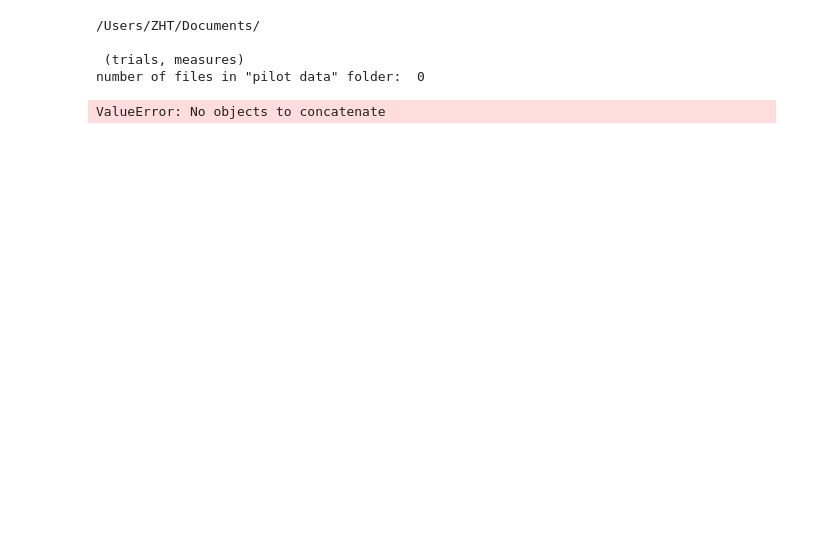
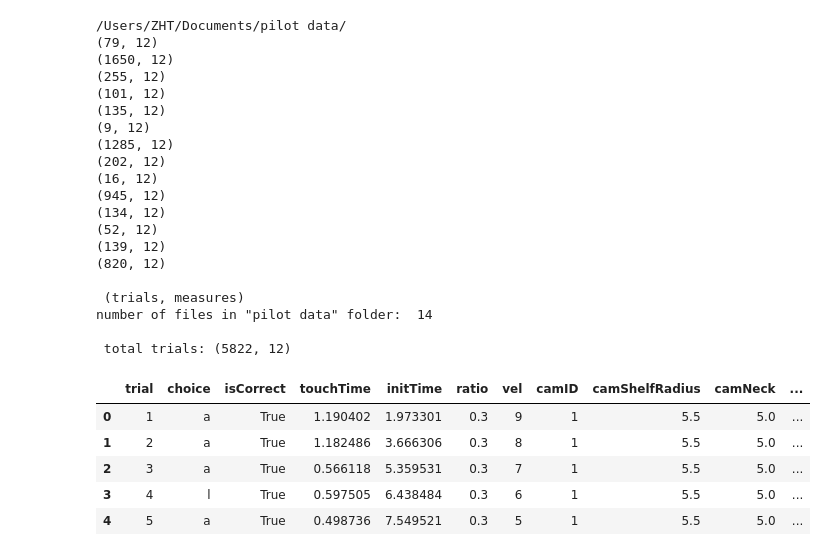
Before and after one commit to ZHTis/count, a Jupyter notebook: datajohn/datajohn.ipynb, the cells around one changed output. Saved outputs shown, nothing was run; the diff lists cells and outputs as text; code cells hidden in the pictures; blank space fills up the shorter version.

```diff
--- a/datajohn/datajohn.ipynb
+++ b/datajohn/datajohn.ipynb
@@ -1,33 +1,54 @@
 # %%
 ## datajohn
 
 import glob
 import os
 import pandas as pd
 
-path0 = '/Users/ZHT/Documents/'
+path0 = '/Users/ZHT/Documents/pilot data/'
 if not os.path.exists(path0): path = '/Users/rubythurs/Documents/pilot data/'
 else:path = path0
 print(path)
 
 json_files = glob.glob(path + '*.json')
 combined_data =[]
 for i, json_file in enumerate(json_files):
     with open(json_file, 'r') as file:
         json_data = pd.read_json(json_file)
         combined_data.append(json_data)
         print(combined_data[i].shape)
 print('\n','(trials, measures)')
 print('number of files in "pilot data" folder: ', len(combined_data))
 data = pd.concat(combined_data,ignore_index=True)
 print('\n','total trials:',data.shape)
 data.head()
 # %% [output]
-/Users/ZHT/Documents/
+/Users/ZHT/Documents/pilot data/
+(79, 12)
+(1650, 12)
+(255, 12)
+(101, 12)
+(135, 12)
+(9, 12)
+(1285, 12)
+(202, 12)
+(16, 12)
+(945, 12)
+(134, 12)
+(52, 12)
+(139, 12)
+(820, 12)
 
  (trials, measures)
-number of files in "pilot data" folder:  0
+number of files in "pilot data" folder:  14
+
+ total trials: (5822, 12)
-ValueError: No objects to concatenate
+|  | trial | choice | isCorrect | touchTime | initTime | ratio | vel | camID | camShelfRadius | camNeck | ... |
+| 0 | 1 | a | True | 1.190402 | 1.973301 | 0.3 | 9 | 1 | 5.5 | 5.0 | ... |
+| 1 | 2 | a | True | 1.182486 | 3.666306 | 0.3 | 8 | 1 | 5.5 | 5.0 | ... |
+| 2 | 3 | a | True | 0.566118 | 5.359531 | 0.3 | 7 | 1 | 5.5 | 5.0 | ... |
+| 3 | 4 | l | True | 0.597505 | 6.438484 | 0.3 | 6 | 1 | 5.5 | 5.0 | ... |
+| 4 | 5 | a | True | 0.498736 | 7.549521 | 0.3 | 5 | 1 | 5.5 | 5.0 | ... |
 # %%
 ## parameter space
 
```
Also changed, not shown: parts of 2 cells of this notebook.
